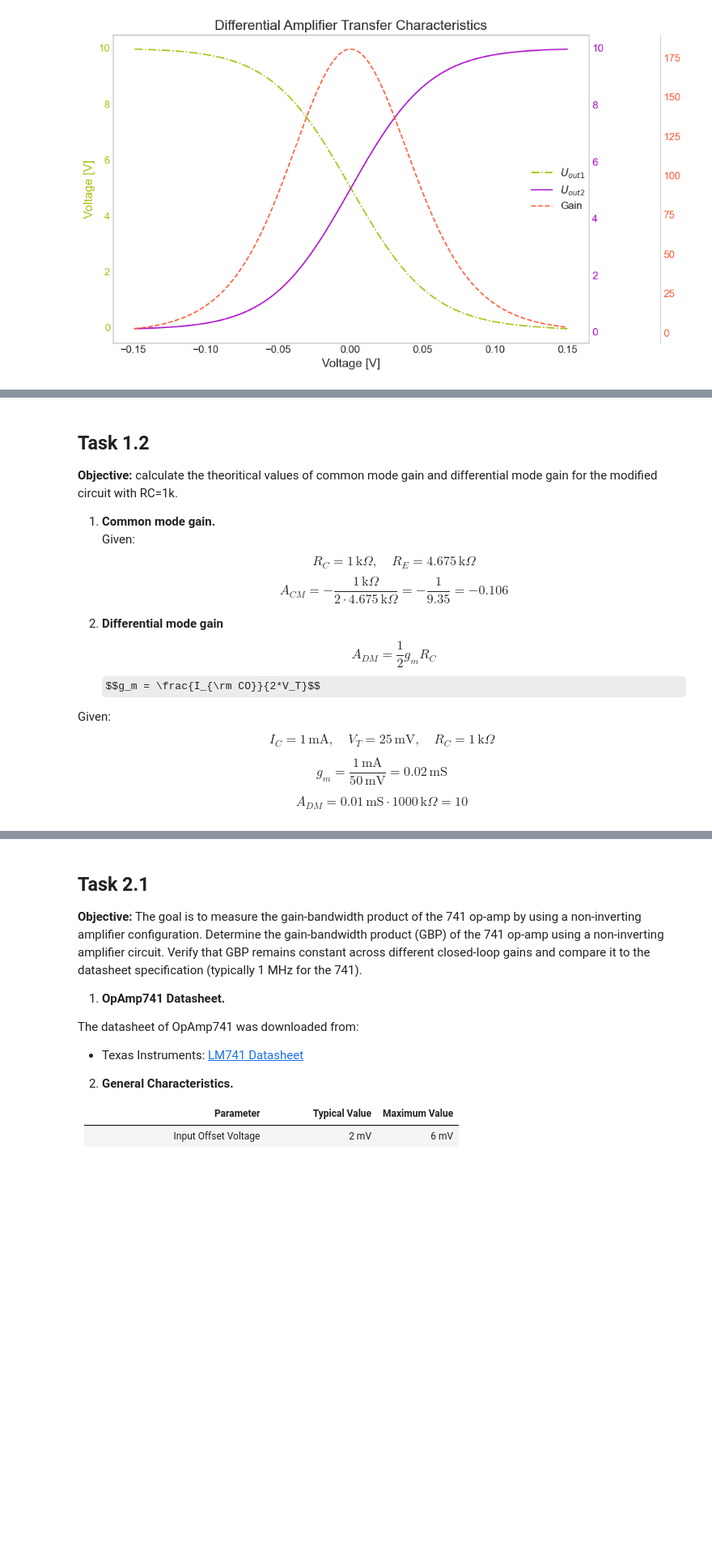
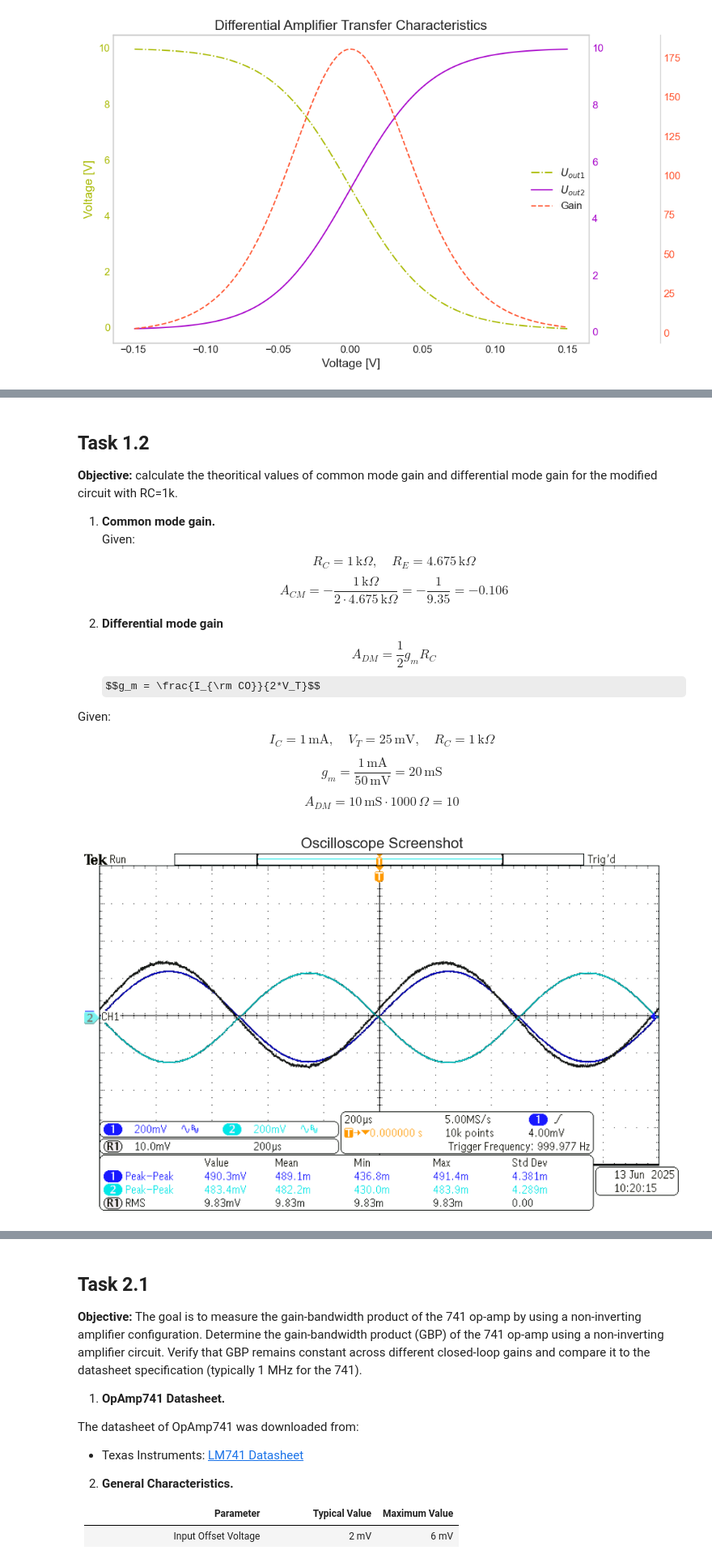
Before and after one commit to Ashu-NT/power_electronics_lab, a Jupyter notebook: src/Lab_3.ipynb, the cells around one changed output, grey strips where cells are left out. Shown at 81% size. Cells and saved outputs as stored; diff of their text form; code cells hidden in the pictures; some formulas as TeX source; blank space fills up the shorter version.

```diff
--- a/src/Lab_3.ipynb
+++ b/src/Lab_3.ipynb
@@ -160,6 +244,20 @@ $$g_m = \frac{I_{\rm CO}}{2*V_T}$$
   Given:
 $$I_C = 1\,\text{mA}, \quad V_T = 25\,\text{mV}, \quad R_C = 1\,\text{k}\Omega$$
 
-$$g_m = \frac{1\,\text{mA}}{50\,\text{mV}} = 0.02\,\text{mS}$$
+$$g_m = \frac{1\,\text{mA}}{50\,\text{mV}} = 20\,\text{mS}$$
 
-$$A_{DM} = 0.01\,\text{mS} \cdot 1000\,\text{k}\Omega = 10$$
+$$A_{DM} = 10\,\text{mS} \cdot 1000\,\text{}\Omega = 10$$
+# %%
+from components.data_visualizing import insert_circut_diagram
+
+# change to TRUE is we have Simulation Circuit Image
+# Provide to the image folder, change the name to match
+
+IS_LTSPICE_CIRCUIT_AVAILABLE = True
+img_path = '../images/tek000001_2.png'  # change string to name of LTspice image
+img_title = "Oscilloscope Screenshot" # Enter Image Title Here
+
+if IS_LTSPICE_CIRCUIT_AVAILABLE:
+    insert_circut_diagram(img_path=img_path,img_title=img_title)
+# %% [output]
+[figure, added]
```
Also changed, not shown: parts of 15 cells of this notebook, 5 other files.
